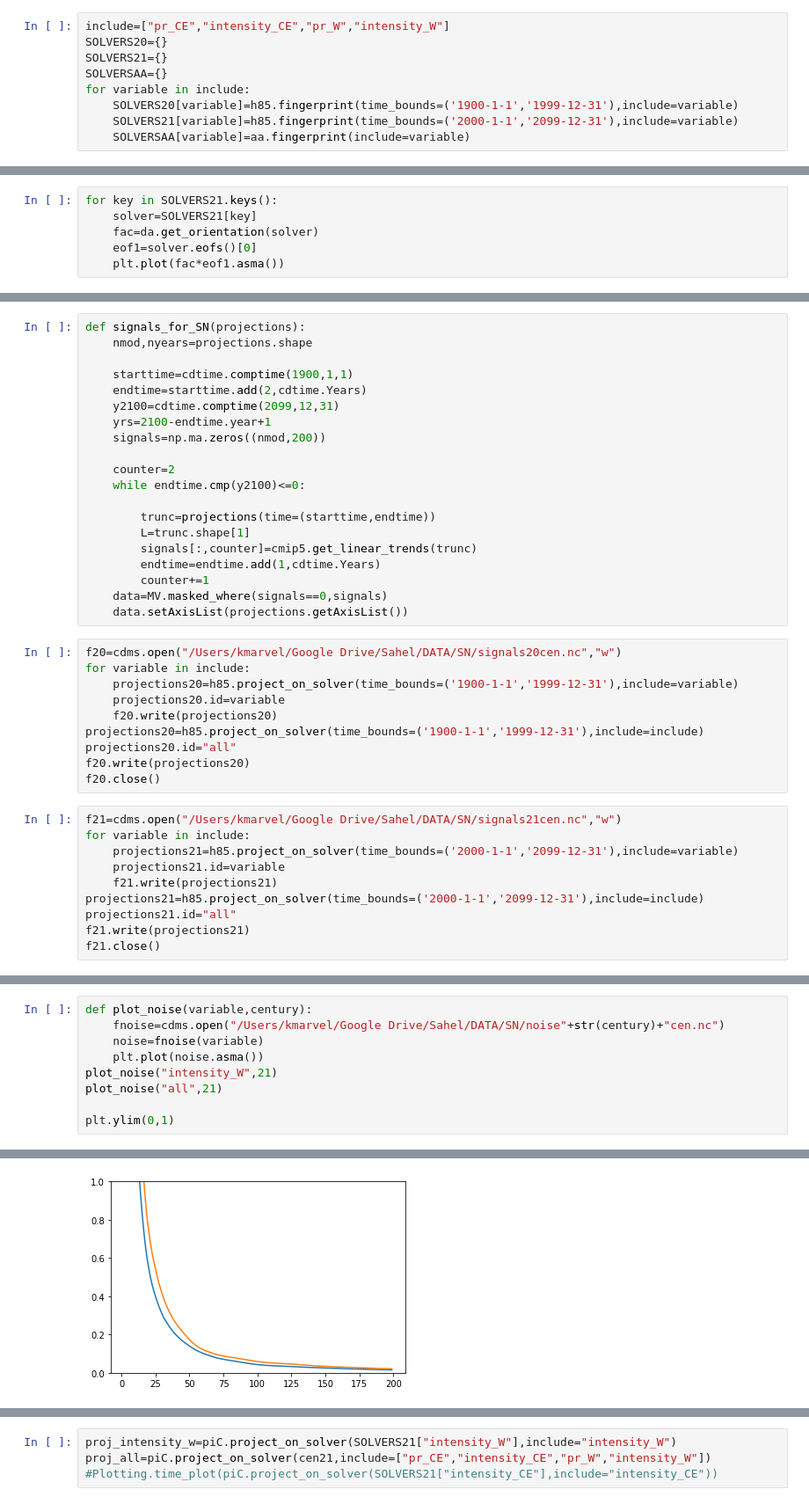
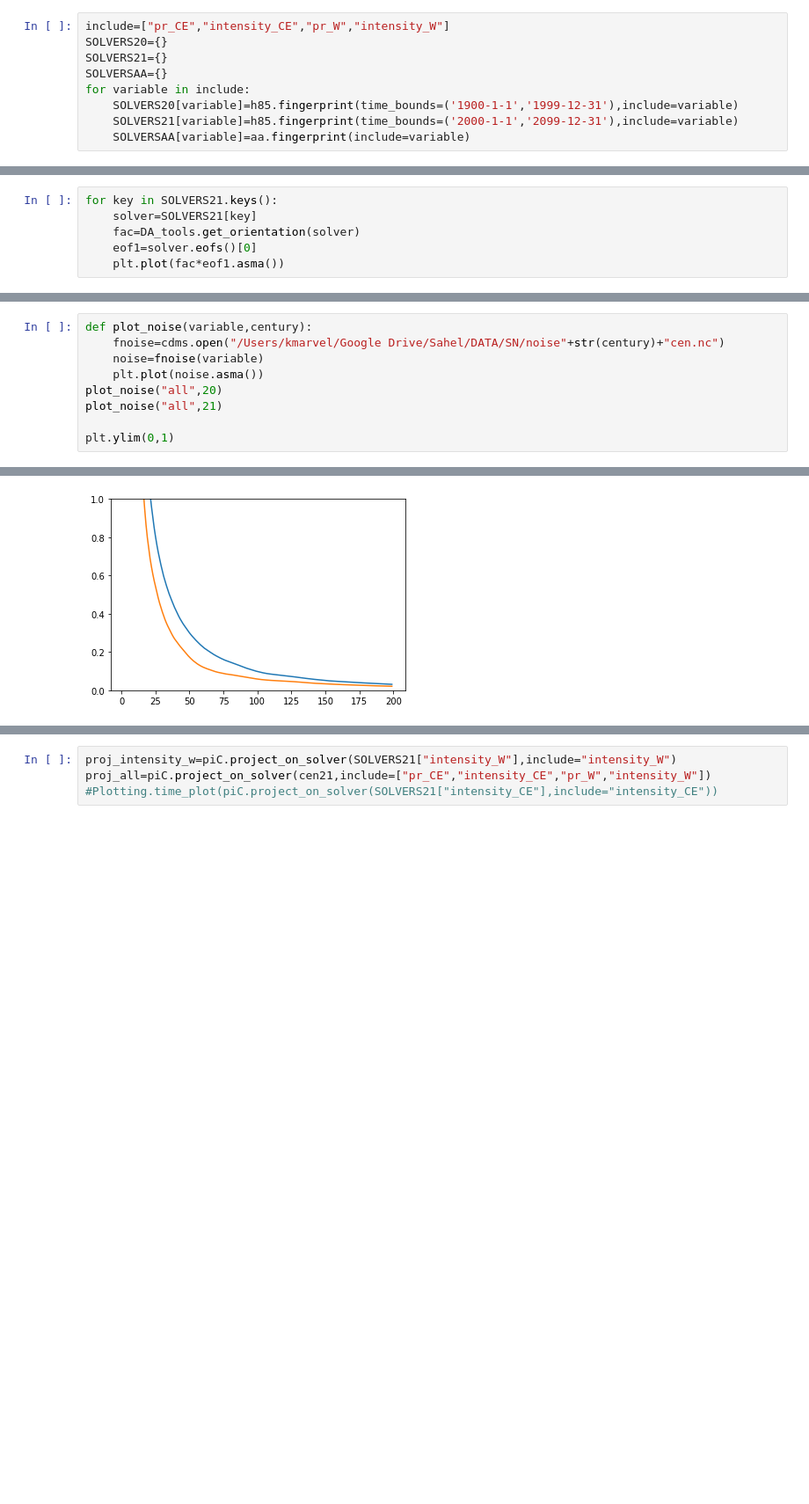
Before and after one commit to katemarvel/Sahel_Code, a Jupyter notebook: SahelFinal.ipynb, the cells around one changed output, grey strips where cells are left out. Shown at 88% size. Saved outputs shown, nothing was run; the diff lists cells and outputs as text; blank space fills up the shorter version.

```diff
--- a/SahelFinal.ipynb
+++ b/SahelFinal.ipynb
@@ -765,7 +772,7 @@ for key in SOLVERS20.keys():
 # %%
 for key in SOLVERS21.keys():
     solver=SOLVERS21[key]
-    fac=da.get_orientation(solver)
+    fac=DA_tools.get_orientation(solver)
     eof1=solver.eofs()[0]
     plt.plot(fac*eof1.asma())
 # %% [output]
@@ -814,40 +824,0 @@ f21.close()
-# %%
-def signals_for_SN(projections):
-    nmod,nyears=projections.shape
-
-    starttime=cdtime.comptime(1900,1,1)
-    endtime=starttime.add(2,cdtime.Years)
-    y2100=cdtime.comptime(2099,12,31)
-    yrs=2100-endtime.year+1
-    signals=np.ma.zeros((nmod,200))
-
-    counter=2
-    while endtime.cmp(y2100)<=0:
-
-        trunc=projections(time=(starttime,endtime))
-        L=trunc.shape[1]
-        signals[:,counter]=cmip5.get_linear_trends(trunc)
-        endtime=endtime.add(1,cdtime.Years)
-        counter+=1
-    data=MV.masked_where(signals==0,signals)
-    data.setAxisList(projections.getAxisList())
-# %%
-f20=cdms.open("/Users/kmarvel/Google Drive/Sahel/DATA/SN/signals20cen.nc","w")
-for variable in include:
-    projections20=h85.project_on_solver(time_bounds=('1900-1-1','1999-12-31'),include=variable)
-    projections20.id=variable
-    f20.write(projections20)
-projections20=h85.project_on_solver(time_bounds=('1900-1-1','1999-12-31'),include=include)
-projections20.id="all"
-f20.write(projections20)
-f20.close()
-# %%
-f21=cdms.open("/Users/kmarvel/Google Drive/Sahel/DATA/SN/signals21cen.nc","w")
-for variable in include:
-    projections21=h85.project_on_solver(time_bounds=('2000-1-1','2099-12-31'),include=variable)
-    projections21.id=variable
-    f21.write(projections21)
-projections21=h85.project_on_solver(time_bounds=('2000-1-1','2099-12-31'),include=include)
-projections21.id="all"
-f21.write(projections21)
-f21.close()
@@ -867,15 +972,15 @@ def plot_signal_to_noise(variable,century,**kwargs):
 # %%
 def plot_noise(variable,century):
     fnoise=cdms.open("/Users/kmarvel/Google Drive/Sahel/DATA/SN/noise"+str(century)+"cen.nc")
     noise=fnoise(variable)
     plt.plot(noise.asma())
-plot_noise("intensity_W",21)
+plot_noise("all",20)
 plot_noise("all",21)
 
 plt.ylim(0,1)
 # %% [output]
 (0, 1)
-[figure, old version]
+[figure, new version]
 # %%
 def plot_signal(variable,century):
     fsignal=cdms.open("/Users/kmarvel/Google Drive/Sahel/DATA/SN/signals"+str(century)+"cen.nc")
```
Also changed, not shown: parts of 37 cells of this notebook.
